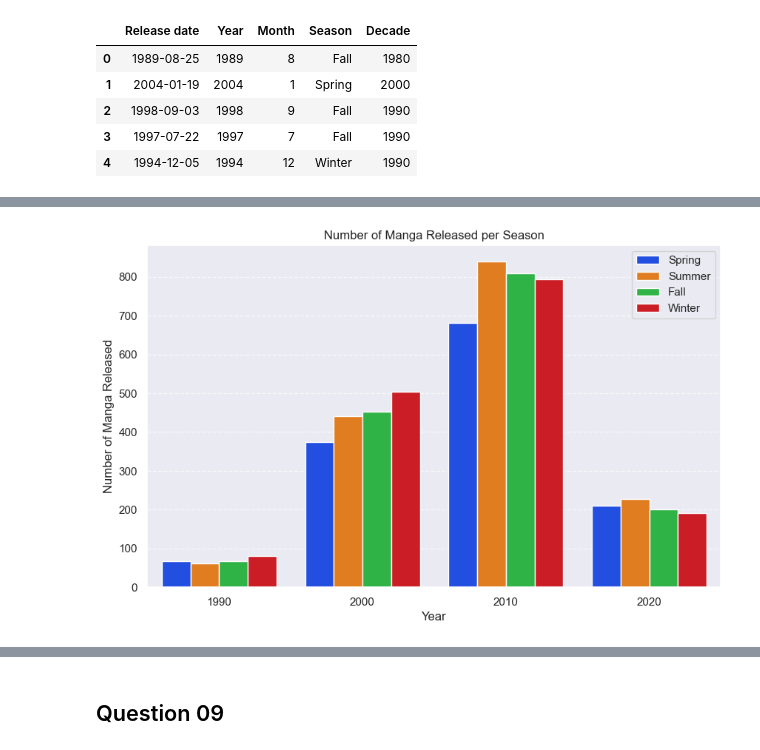
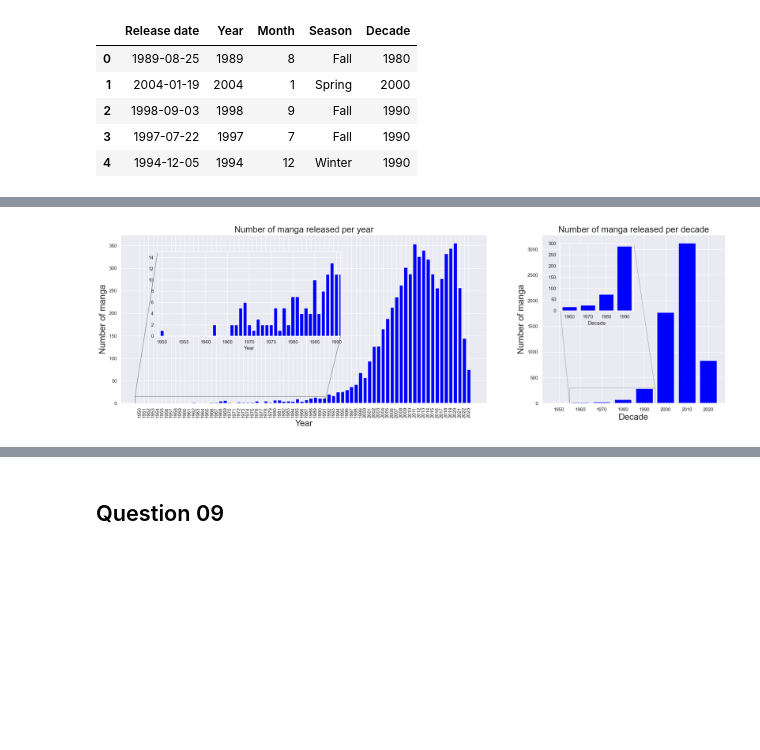
Before and after one commit to duongtruongbinh/IntroDS_FinalProject, a Jupyter notebook: src/Asking_Questions_and_Analyzing.ipynb, the cells around one changed output, grey strips where cells are left out. Drawn from its saved outputs; the diff is of its cells as text; code cells hidden in the pictures; blank space fills up the shorter version.

```diff
--- a/src/Asking_Questions_and_Analyzing.ipynb
+++ b/src/Asking_Questions_and_Analyzing.ipynb
@@ -135,14 +135,15 @@ Visualize the top authors and their average scores using a bar chart.
     - Gain insights into manga release cycles: Reveal patterns in manga releases, valuable for publishers, fans, and professionals for informed planning.
 + Analysis:
 # %%
-manga_df['Release date'] = pd.to_datetime(manga_df['Release date'], errors='coerce')
+df_copy = manga_df.copy()
+df_copy['Release date'] = pd.to_datetime(df_copy['Release date'], errors='coerce')
 # group by year and count the number of manga released in each year
-manga_df['Year'] = manga_df['Release date'].dt.year.astype('Int64')
-manga_df['Month'] = manga_df['Release date'].dt.month.astype('Int64')
-manga_df['Decade'] = manga_df['Year'] // 10 * 10
+df_copy['Year'] = df_copy['Release date'].dt.year.astype('Int64')
+df_copy['Month'] = df_copy['Release date'].dt.month.astype('Int64')
+df_copy['Decade'] = df_copy['Year'] // 10 * 10
 seasons = ['Spring', 'Summer', 'Fall', 'Winter']
-manga_df['Season'] = pd.cut(manga_df['Month'], [0, 3, 6, 9, 12], labels=seasons, include_lowest=True)
-manga_df[['Release date', 'Year', 'Month', 'Season', 'Decade']].head()
+df_copy['Season'] = pd.cut(df_copy['Month'], [0, 3, 6, 9, 12], labels=seasons, include_lowest=True)
+df_copy[['Release date', 'Year', 'Month', 'Season', 'Decade']].head()
 # %% [output]
 |  | Release date | Year | Month | Season | Decade |
 | 0 | 1989-08-25 | 1989 | 8 | Fall | 1980 |
@@ -170,16 +154,43 @@ plt.show()
-# %%
-manga_per_season = manga_df[manga_df['Year']>1990].groupby(['Decade', 'Season'],observed=True).size().reset_index(name='Count')
-
-# Plotting
-sns.set(style="darkgrid")
-plt.figure(figsize=(10, 6))
-sns.barplot(x='Decade', y='Count', hue='Season', data=manga_per_season, palette='bright')
-plt.title('Number of Manga Released per Season')
-plt.xlabel('Year')
-plt.ylabel('Number of Manga Released')
-plt.grid(axis='y', linestyle='--', alpha=0.7)
-
-plt.legend()
-plt.show()
-# %% [output]
-[figure, removed]
+# %%
+manga_per_year = df_copy.groupby('Year').size().reset_index(name='Count')
+manga_per_decade = df_copy.groupby('Decade').size().reset_index(name='Count')
+# Plotting the number of manga released per year and the number of manga released per decade
+fig, axes = plt.subplots(1, 2, figsize=(25, 7), gridspec_kw={'width_ratios': [2, 1]})
+sns.set_style('darkgrid')
+axes[0].bar(manga_per_year['Year'], manga_per_year['Count'], color='blue')
+axes[0].set_title('Number of manga released per year', fontsize=20)
+axes[0].set_xlabel('Year', fontsize=20)
+axes[0].set_ylabel('Number of manga', fontsize=20)
+axes[0].set_xticks(range(1950, 2024, 1))
+axes[0].set_xticklabels(range(1950, 2024, 1), rotation=90)
+
+
+
+axin = axes[0].inset_axes([0.1, 0.4, 0.5, 0.5])
+axin.bar(manga_per_year['Year'], manga_per_year['Count'], color='blue', width=0.8)
+axin.set_xlim(1949, 1991)
+axin.set_ylim(0, 15)
+axin.set_xticks(range(1950, 1991, 5))
+axin.set_xlabel('Year')
+axin.set_ylabel('')
+
+
+axes[0].indicate_inset_zoom(axin, edgecolor="black", linewidth=1, alpha=0.5)
+
+axes[1].bar(manga_per_decade['Decade'], manga_per_decade['Count'], color='blue', width=8)
+axes[1].set_title('Number of manga released per decade', fontsize=20)
+axes[1].set_xlabel('Decade', fontsize=20)
+axes[1].set_ylabel('Number of manga', fontsize=20)
+
+
+axin = axes[1].inset_axes([0.1, 0.55, 0.4, 0.4])
+axin.bar(manga_per_decade['Decade'], manga_per_decade['Count'], color='blue', width=8)
+axin.set_xlim(1955, 1995)
+axin.set_ylim(0, 300)
+axin.set_xlabel('Decade')
+axin.set_ylabel('')
+axes[1].indicate_inset_zoom(axin, edgecolor="black", linewidth=1, alpha=0.3)
+
+plt.show()
+# %% [output]
+[figure, added]
```
Also changed, not shown: parts of 7 cells of this notebook, 1 other file.
